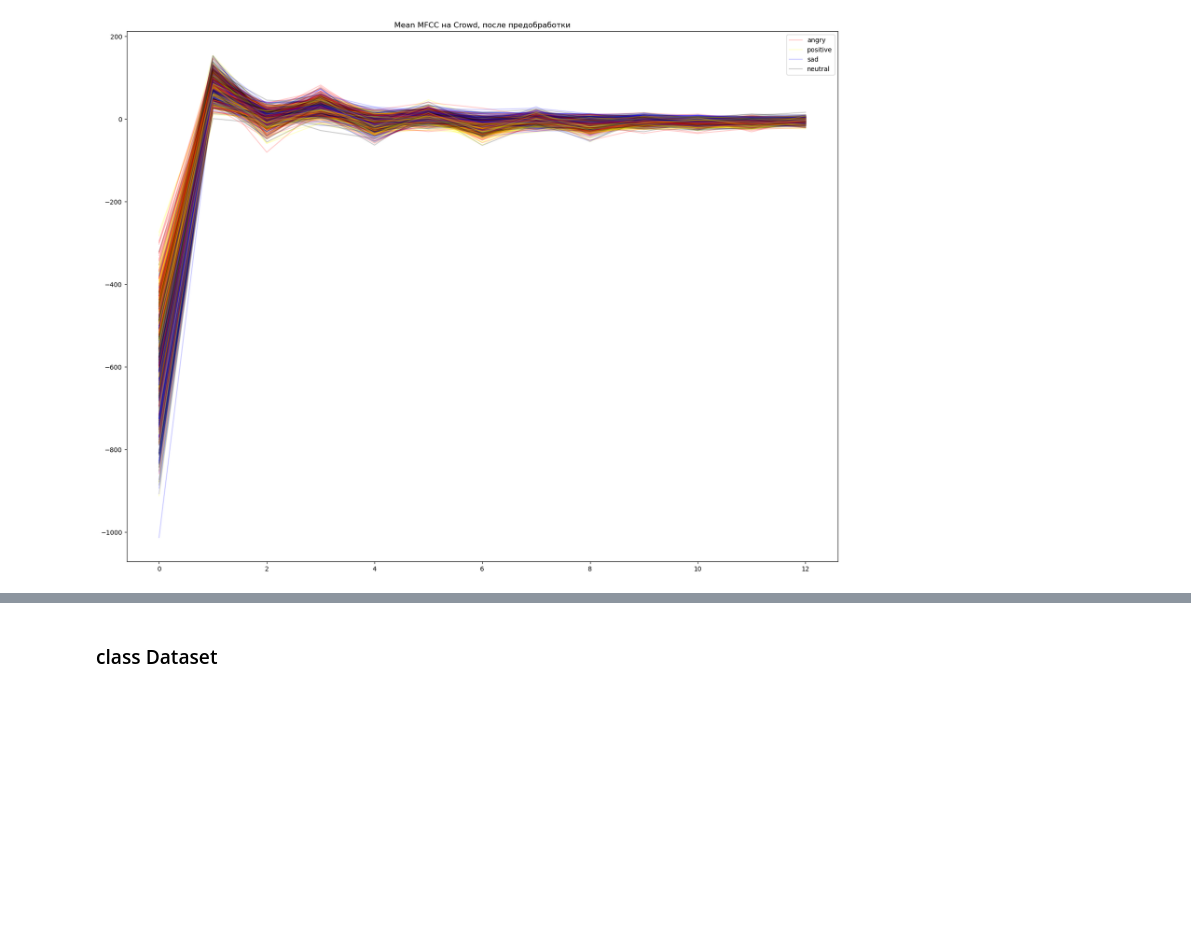
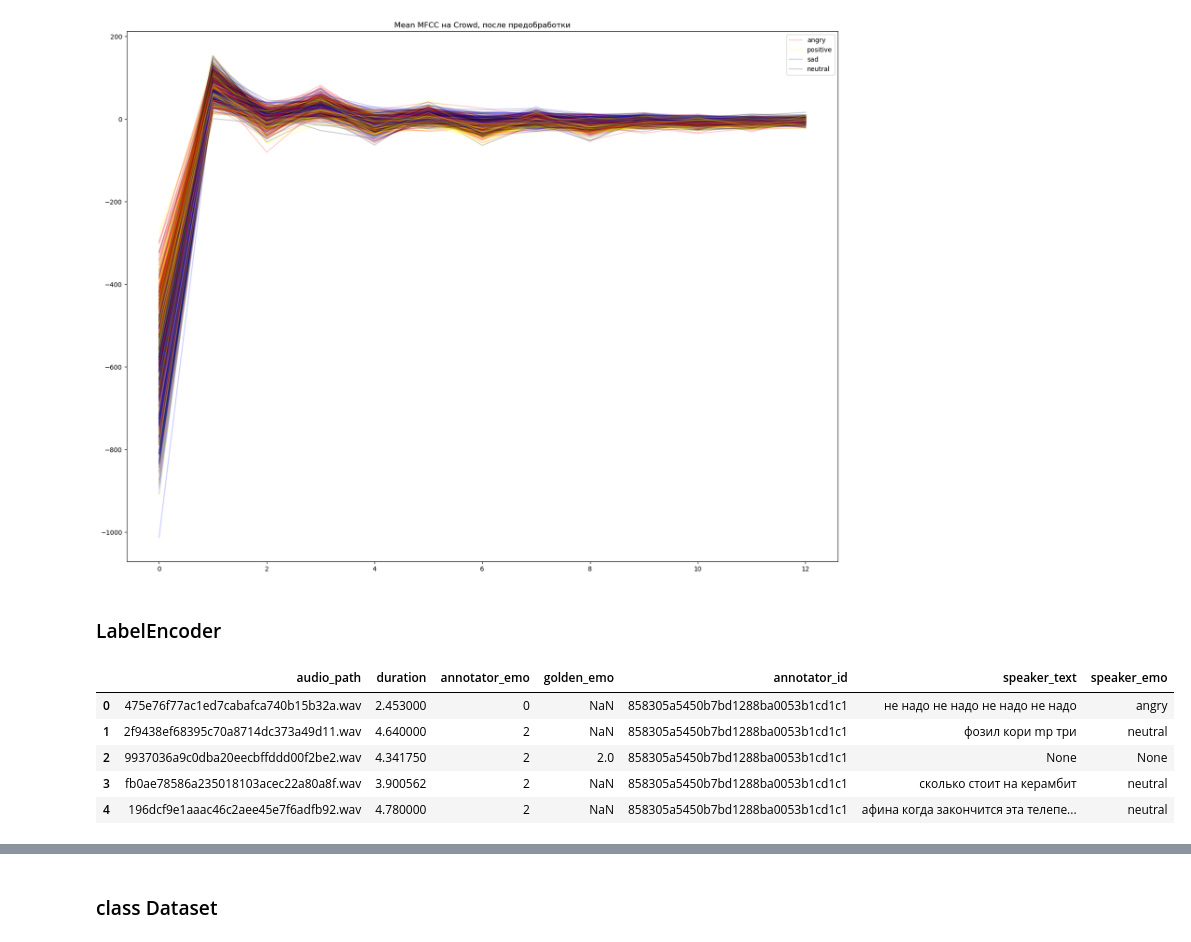
Before and after one commit to anpilove/NLP-FU, a Jupyter notebook: Lab6/Lab6_AudioSentiment.ipynb, the cells around one changed output, grey strips where cells are left out. Cells and saved outputs as stored; diff of their text form; code cells hidden in the pictures; blank space fills up the shorter version.

```diff
--- a/Lab6/Lab6_AudioSentiment.ipynb
+++ b/Lab6/Lab6_AudioSentiment.ipynb
@@ -282,3 +312,20 @@ plt.title('Mean MFCC на Crowd, после предобработки')
 # %% [output]
 Text(0.5, 1.0, 'Mean MFCC на Crowd, после предобработки')
 [figure]
+# %% [markdown]
+### LabelEncoder
+# %%
+le = LabelEncoder()
+le.fit_transform(['angry', 'sad', 'neutral', 'positive']) # class order
+le.classes_ = np.array(['angry', 'sad', 'neutral', 'positive'])
+crowd_train['annotator_emo'] = le.transform(crowd_train['annotator_emo'])
+crowd_test['annotator_emo'] = le.transform(crowd_test['annotator_emo'])
+# %%
+crowd_train.head()
+# %% [output]
+|  | audio_path | duration | annotator_emo | golden_emo | annotator_id | speaker_text | speaker_emo |
+| 0 | 475e76f77ac1ed7cabafca740b15b32a.wav | 2.453000 | 0 | NaN | 858305a5450b7bd1288ba0053b1cd1c1 | не надо не надо не надо не надо | angry |
+| 1 | 2f9438ef68395c70a8714dc373a49d11.wav | 4.640000 | 2 | NaN | 858305a5450b7bd1288ba0053b1cd1c1 | фозил кори mp три | neutral |
+| 2 | 9937036a9c0dba20eecbffddd00f2be2.wav | 4.341750 | 2 | 2.0 | 858305a5450b7bd1288ba0053b1cd1c1 | None | None |
+| 3 | fb0ae78586a235018103acec22a80a8f.wav | 3.900562 | 2 | NaN | 858305a5450b7bd1288ba0053b1cd1c1 | сколько стоит на керамбит | neutral |
+| 4 | 196dcf9e1aaac46c2aee45e7f6adfb92.wav | 4.780000 | 2 | NaN | 858305a5450b7bd1288ba0053b1cd1c1 | афина когда закончится эта телепе... | neutral |
```
Also changed, not shown: parts of 19 cells of this notebook.
